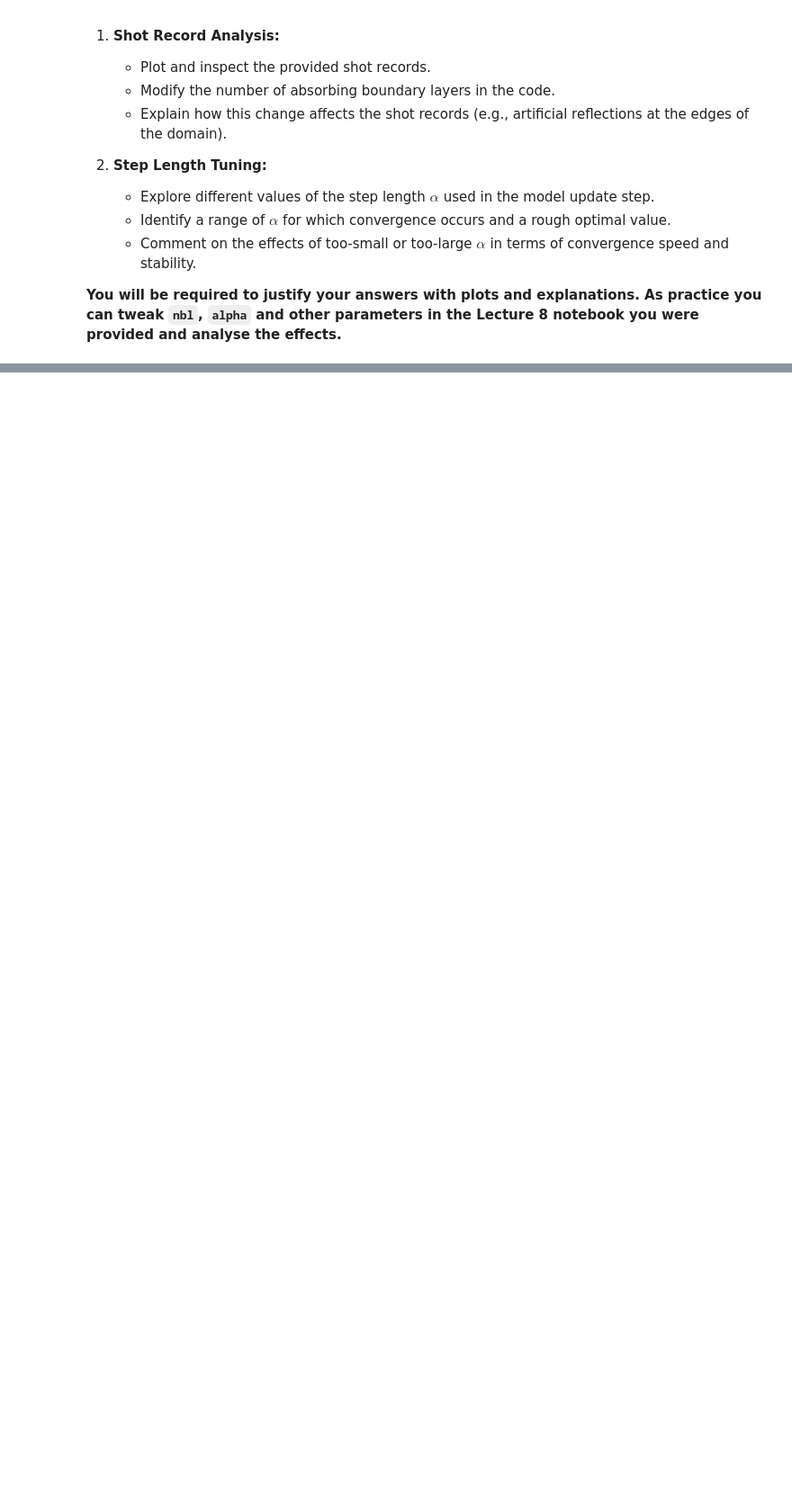
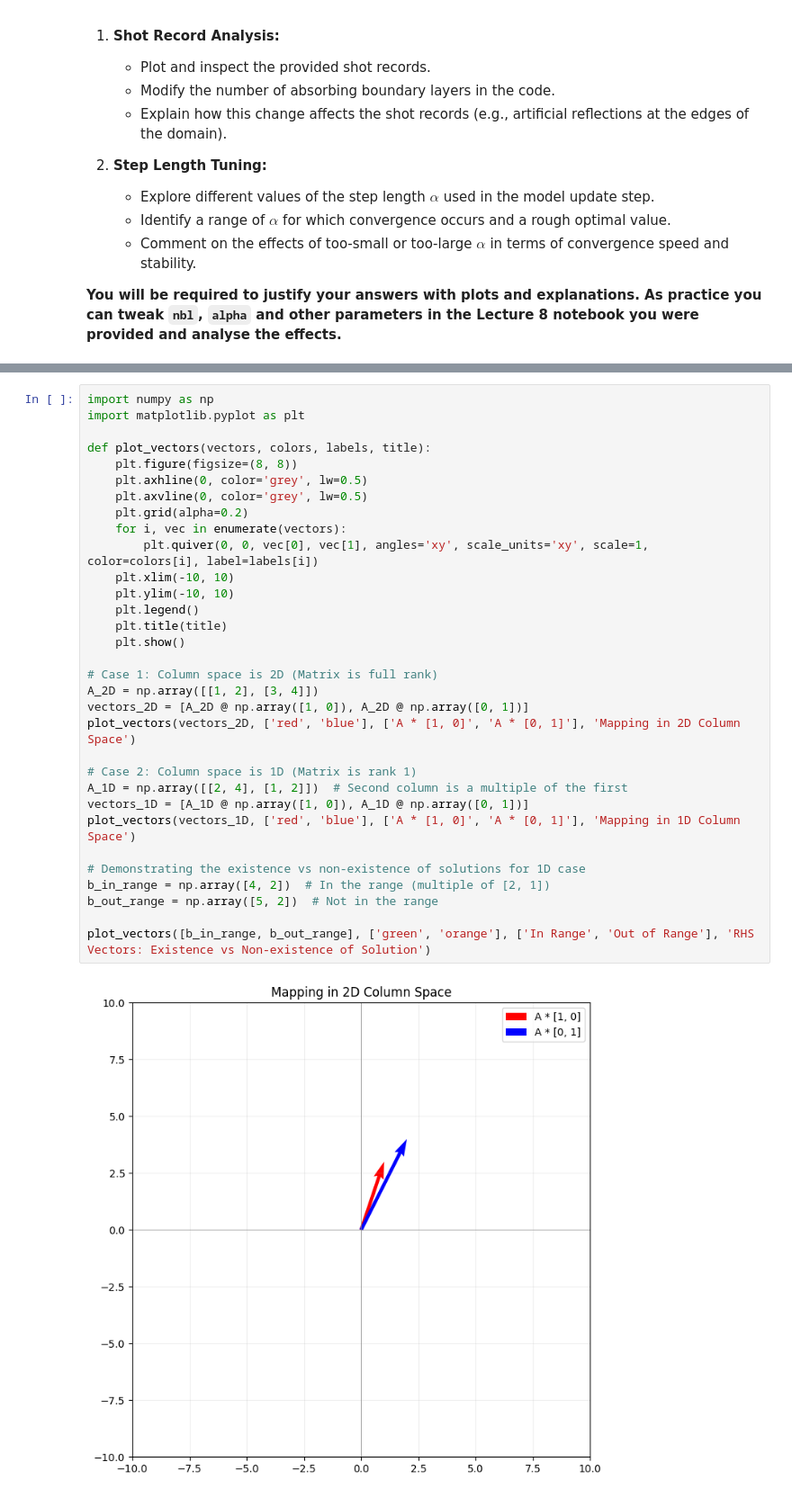
Before and after one commit to zhn66776/AIM1, a Jupyter notebook: Applied_Inversion_2025_FWI_test_prep.ipynb, the cells around one changed output, grey strips where cells are left out. Shown: that part at 90% size. Cells and saved outputs as stored; diff of their text form; blank space fills up the shorter version.

```diff
--- a/Applied_Inversion_2025_FWI_test_prep.ipynb
+++ b/Applied_Inversion_2025_FWI_test_prep.ipynb
@@ -40,0 +43,34 @@ $$ f(x, y) = 3x^2 + y^2 + 4xy - 6x - 9y $$
+# %%
+import numpy as np
+import matplotlib.pyplot as plt
+
+def plot_vectors(vectors, colors, labels, title):
+    plt.figure(figsize=(8, 8))
+    plt.axhline(0, color='grey', lw=0.5)
+    plt.axvline(0, color='grey', lw=0.5)
+    plt.grid(alpha=0.2)
+    for i, vec in enumerate(vectors):
+        plt.quiver(0, 0, vec[0], vec[1], angles='xy', scale_units='xy', scale=1, color=colors[i], label=labels[i])
+    plt.xlim(-10, 10)
+    plt.ylim(-10, 10)
+    plt.legend()
+    plt.title(title)
+    plt.show()
+
+# Case 1: Column space is 2D (Matrix is full rank)
+A_2D = np.array([[1, 2], [3, 4]])
+vectors_2D = [A_2D @ np.array([1, 0]), A_2D @ np.array([0, 1])]
+plot_vectors(vectors_2D, ['red', 'blue'], ['A * [1, 0]', 'A * [0, 1]'], 'Mapping in 2D Column Space')
+
+# Case 2: Column space is 1D (Matrix is rank 1)
+A_1D = np.array([[2, 4], [1, 2]])  # Second column is a multiple of the first
+vectors_1D = [A_1D @ np.array([1, 0]), A_1D @ np.array([0, 1])]
+plot_vectors(vectors_1D, ['red', 'blue'], ['A * [1, 0]', 'A * [0, 1]'], 'Mapping in 1D Column Space')
+
+# Demonstrating the existence vs non-existence of solutions for 1D case
+b_in_range = np.array([4, 2])  # In the range (multiple of [2, 1])
+b_out_range = np.array([5, 2])  # Not in the range
+
+plot_vectors([b_in_range, b_out_range], ['green', 'orange'], ['In Range', 'Out of Range'], 'RHS Vectors: Existence vs Non-existence of Solution')
+# %% [output]
+[figure, added]
```
Also changed, not shown: parts of 3 cells of this notebook, 3 other files.
